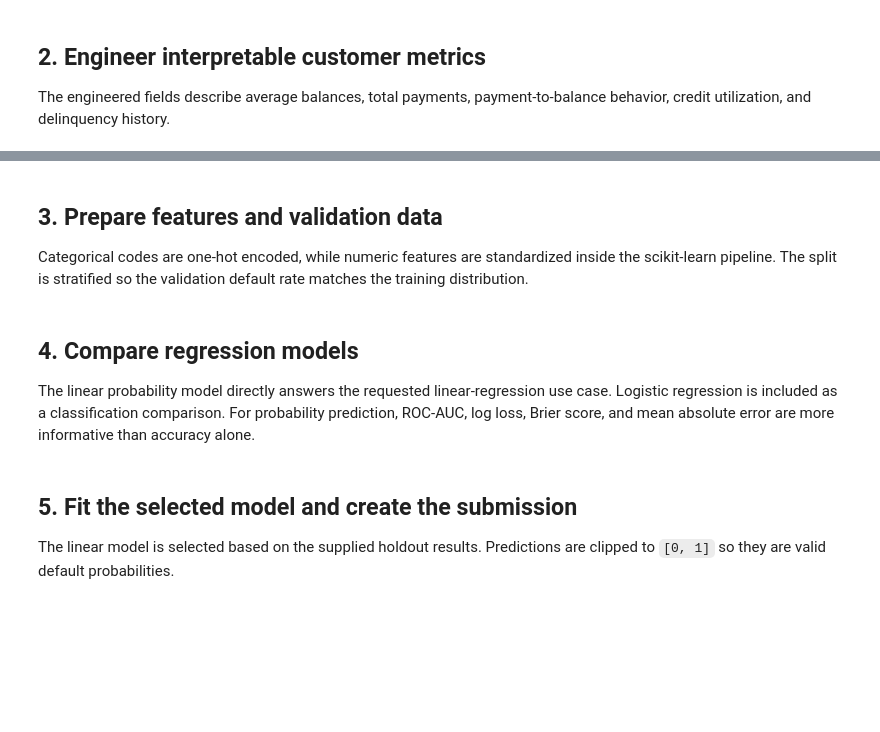
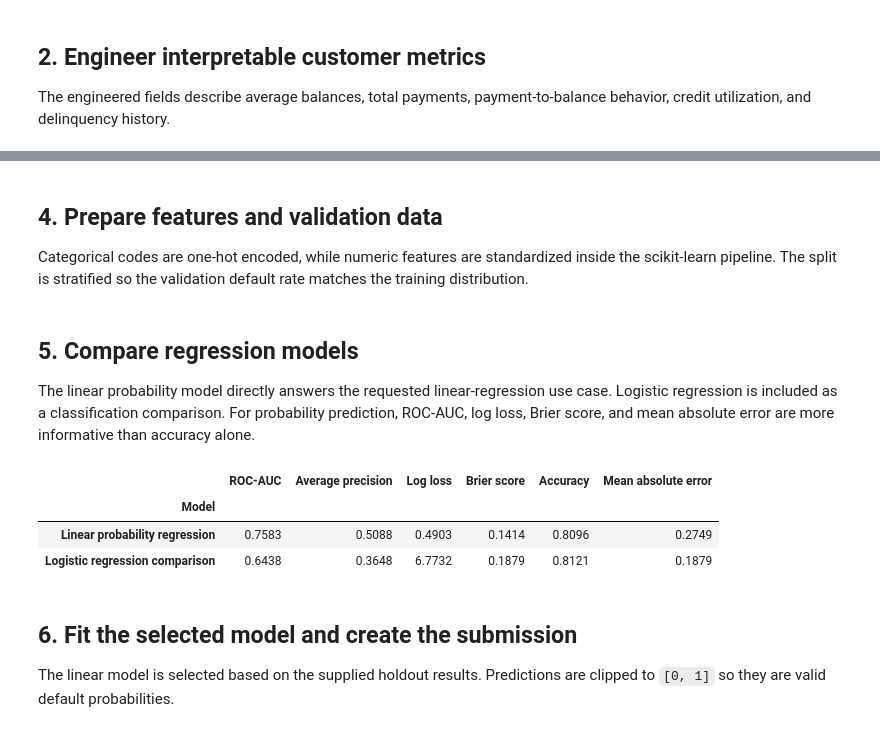
Before and after one commit to vuquangduypct/datathon-s2-2026-credit-card-clients, a Jupyter notebook: credit_default_analysis.ipynb, the cells around one changed output, grey strips where cells are left out. Cells and saved outputs as stored; diff of their text form; code cells hidden in the pictures; blank space fills up the shorter version.

```diff
--- a/credit_default_analysis.ipynb
+++ b/credit_default_analysis.ipynb
@@ -66,5 +151,5 @@ status_summary
 # %% [markdown]
-## 3. Prepare features and validation data
+## 4. Prepare features and validation data
 
 Categorical codes are one-hot encoded, while numeric features are standardized inside the scikit-learn pipeline. The split is stratified so the validation default rate matches the training distribution.
 # %%
@@ -85,27 +170,37 @@ def make_pipeline(model):
     ])
     return Pipeline([('preprocess', transformer), ('model', model)])
 # %% [markdown]
-## 4. Compare regression models
+## 5. Compare regression models
 
 The linear probability model directly answers the requested linear-regression use case. Logistic regression is included as a classification comparison. For probability prediction, ROC-AUC, log loss, Brier score, and mean absolute error are more informative than accuracy alone.
 # %%
 def evaluate_model(name, model):
     model.fit(x_train, y_train)
     probabilities = np.clip(model.predict(x_valid), 0, 1)
     predictions = (probabilities >= 0.5).astype(int)
-    print(name)
-    print(f'  ROC-AUC:           {roc_auc_score(y_valid, probabilities):.4f}')
-    print(f'  Average precision: {average_precision_score(y_valid, probabilities):.4f}')
-    print(f'  Log loss:          {log_loss(y_valid, probabilities, labels=[0, 1]):.4f}')
-    print(f'  Brier score:       {brier_score_loss(y_valid, probabilities):.4f}')
-    print(f'  Accuracy:          {accuracy_score(y_valid, predictions):.4f}')
-    print(f'  Mean absolute error: {mean_absolute_error(y_valid, probabilities):.4f}')
-    return model
+    return {
+        'Model': name,
+        'ROC-AUC': roc_auc_score(y_valid, probabilities),
+        'Average precision': average_precision_score(y_valid, probabilities),
+        'Log loss': log_loss(y_valid, probabilities, labels=[0, 1]),
+        'Brier score': brier_score_loss(y_valid, probabilities),
+        'Accuracy': accuracy_score(y_valid, predictions),
+        'Mean absolute error': mean_absolute_error(y_valid, probabilities),
+    }
 
-linear_model = evaluate_model('Linear probability regression', make_pipeline(LinearRegression()))
-logistic_model = evaluate_model('Logistic regression comparison', make_pipeline(LogisticRegression(max_iter=2000)))
+model_comparison = pd.DataFrame([
+    evaluate_model('Linear probability regression', make_pipeline(LinearRegression())),
+    evaluate_model('Logistic regression comparison', make_pipeline(LogisticRegression(max_iter=2000))),
+]).set_index('Model')
+
+model_comparison.round(4)
+# %% [output]
+|  | ROC-AUC | Average precision | Log loss | Brier score | Accuracy | Mean absolute error |
+| Model |  |  |  |  |  |  |
+| Linear probability regression | 0.7583 | 0.5088 | 0.4903 | 0.1414 | 0.8096 | 0.2749 |
+| Logistic regression comparison | 0.6438 | 0.3648 | 6.7732 | 0.1879 | 0.8121 | 0.1879 |
 # %% [markdown]
-## 5. Fit the selected model and create the submission
+## 6. Fit the selected model and create the submission
 
 The linear model is selected based on the supplied holdout results. Predictions are clipped to `[0, 1]` so they are valid default probabilities.
 # %%
```
Also changed, not shown: parts of 5 cells of this notebook, 1 other file.
